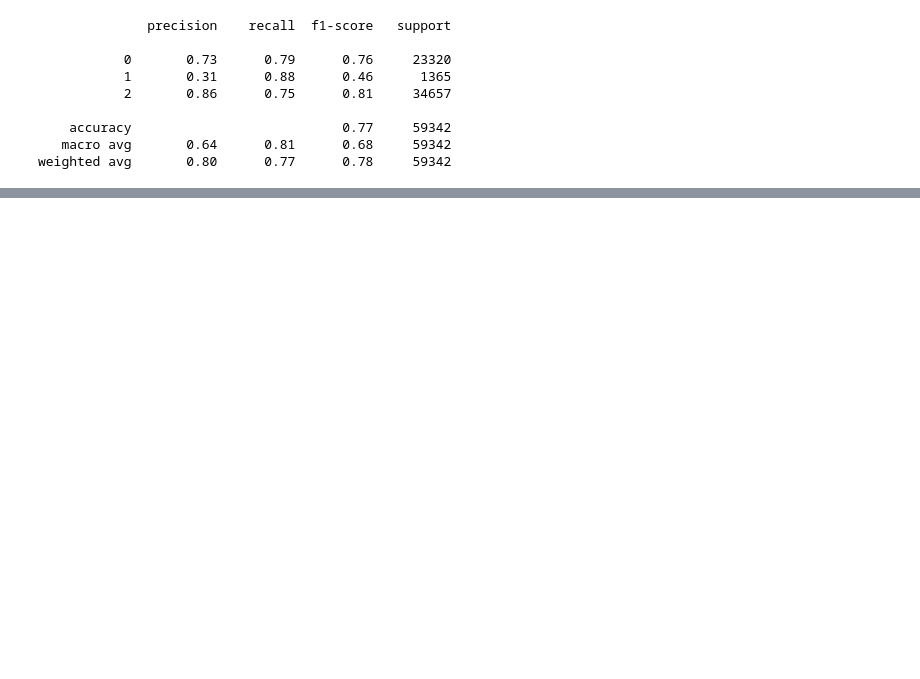
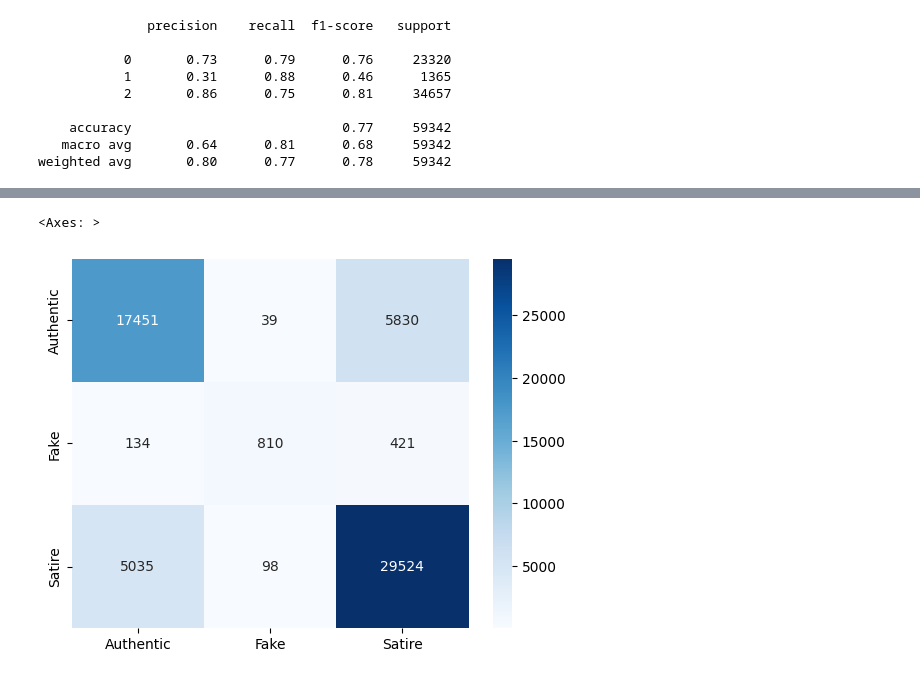
Before and after one commit to katechamberlain1/reddit-misinfo-virality, a Jupyter notebook: notebooks/03_baseline_veracity_classifier.ipynb, the cells around one changed output, grey strips where cells are left out. Drawn from its saved outputs; the diff is of its cells as text; code cells hidden in the pictures; blank space fills up the shorter version.

```diff
--- a/notebooks/03_baseline_veracity_classifier.ipynb
+++ b/notebooks/03_baseline_veracity_classifier.ipynb
@@ -43,0 +80,15 @@ weighted avg       0.80      0.77      0.78     59342
+# %%
+pipe = Pipeline([
+    ('tfidf', TfidfVectorizer(max_features=5000, ngram_range=(1,2), min_df=3)),
+    ('lr', LogisticRegression(class_weight=None, max_iter=1000))
+])
+
+X = train_df['clean_title']
+y = train_df['3_way_label']
+pipe.fit(X, y)
+
+X_val = val_df['clean_title']
+y_val = val_df['3_way_label']
+y_pred = pipe.predict(X_val)
+print(classification_report(y_val, y_pred)
+)
@@ -43,0 +105,8 @@ weighted avg       0.80      0.77      0.78     59342
+# %%
+cm = confusion_matrix(y_val, y_pred)
+sns.heatmap(cm, annot=True, fmt='d', xticklabels=['Authentic','Fake','Satire'],
+               yticklabels=['Authentic','Fake','Satire'], cmap='Blues'
+            )
+# %% [output]
+<Axes: >
+[figure, added]
```
Also changed, not shown: parts of 10 cells of this notebook, 1 other file.
